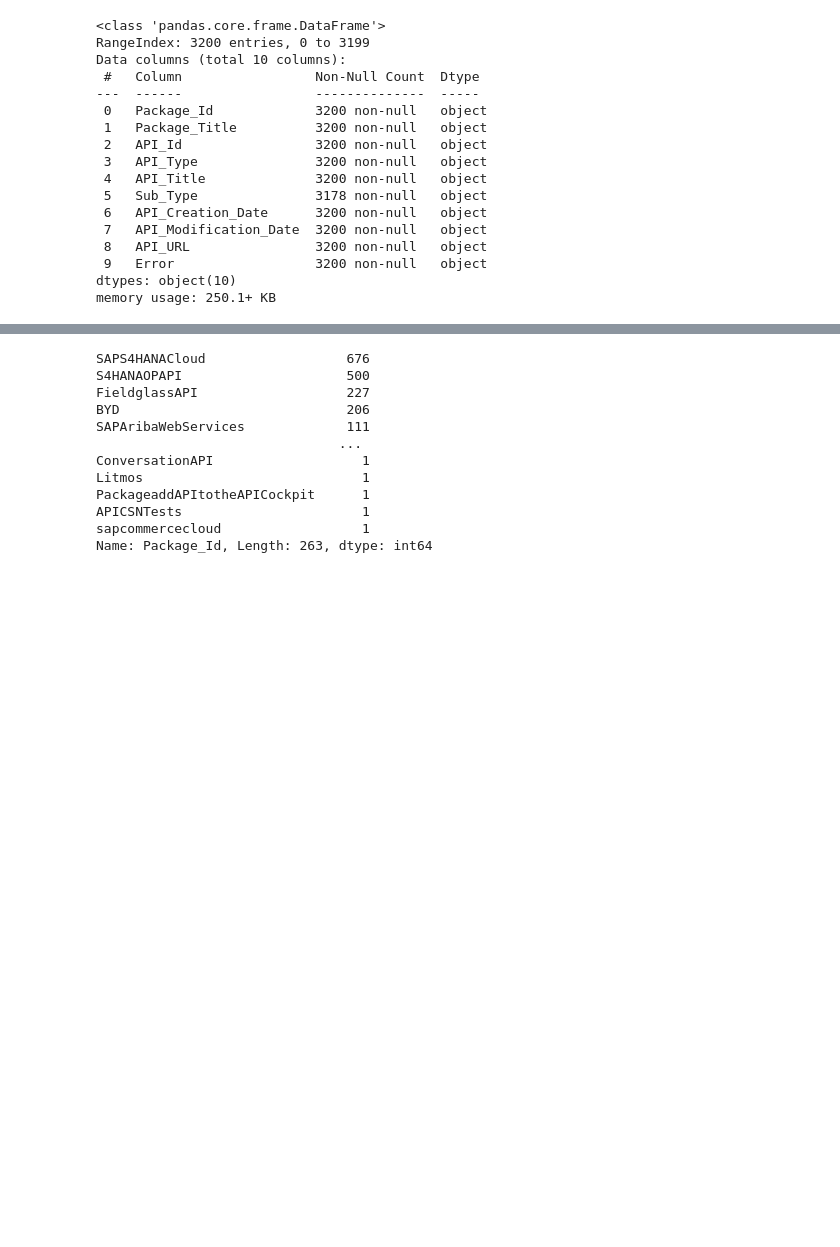
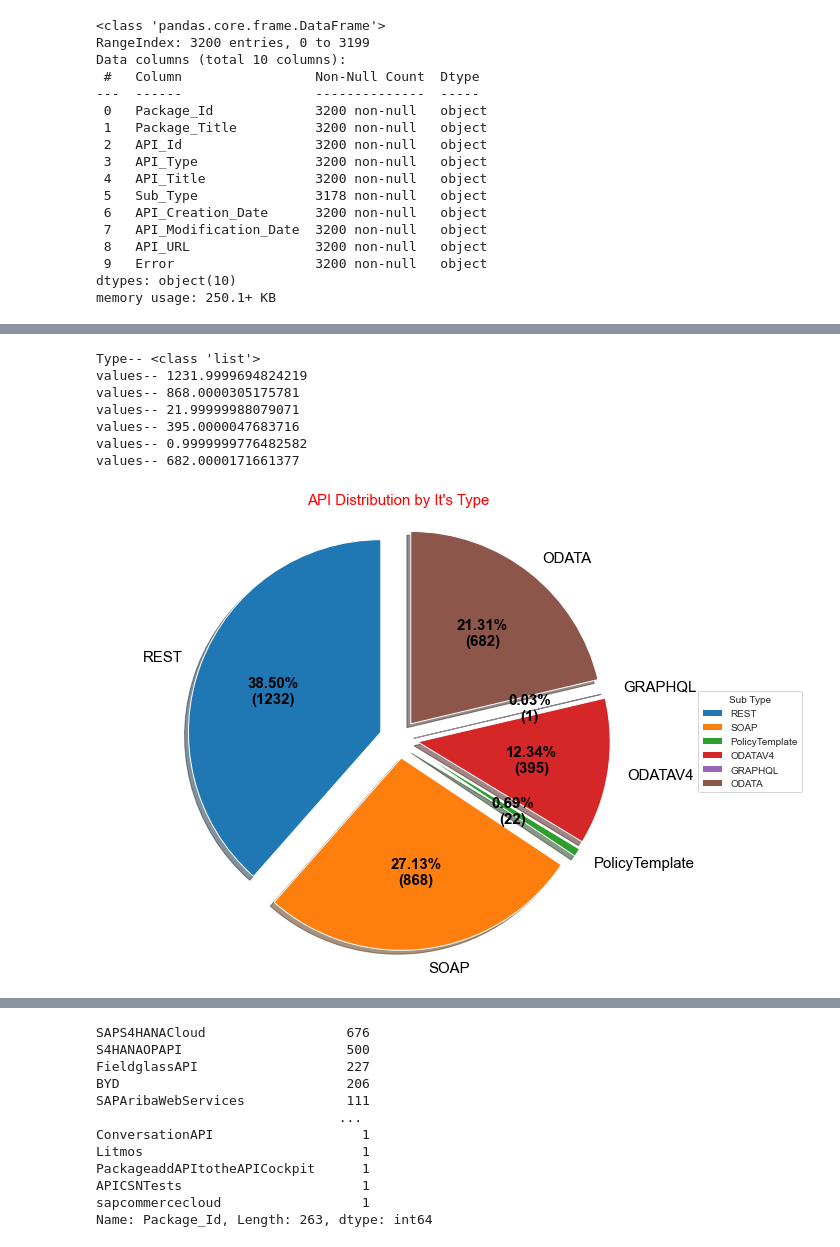
Before and after one commit to sapslcm/Git_Repository_Sudhir, a Jupyter notebook: SAP API Hub/API_Hub_API_Content_Parsing - Version 3.ipynb, the cells around one changed output, grey strips where cells are left out. Saved outputs shown, nothing was run; the diff lists cells and outputs as text; code cells hidden in the pictures; blank space fills up the shorter version.

```diff
--- a/SAP API Hub/API_Hub_API_Content_Parsing - Version 3.ipynb
+++ b/SAP API Hub/API_Hub_API_Content_Parsing - Version 3.ipynb
@@ -454,0 +346,5 @@ df_group.first()
+# %%
+df_packages_api['Sub_Type'] = df_packages_api['Sub_Type'].fillna(df_packages_api['API_Type'])
+df_packages_api['Sub_Type'].value_counts()
+sub_type = df_packages_api['Sub_Type'].value_counts().reset_index()
+sub_type
@@ -454,0 +376,65 @@ df_group.first()
+# %%
+# Import libraries
+import numpy as np
+import matplotlib.pyplot as plt
+
+
+# Creating dataset
+labels_Sub_Type = sub_type['index'].values.tolist()
+
+data = sub_type['Sub_Type'].values.tolist()
+
+# Creating explode data
+
+explode = list()
+print("Type--",type(explode))
+for exp in range (len(data)):
+    explode.append(0.1)
+
+# # Creating color parameters
+# colors = ["#" + ''.join([random.choice('0123456789ABCDEF') for j in range(len(sub_type))])
+# for i in range(n)]
+
+# Wedge properties
+wp = { 'linewidth' : 1, 'edgecolor' : "green"}
+
+# Creating autocpt arguments
+def func(pct, allvalues):
+	absolute = (pct / 100.*np.sum(allvalues))
+# 	absolute = allvalues
+	print("values--",absolute)
+	return "{:.2f}%\n({:.0f})".format(pct, absolute)
+
+# Creating plot
+fig, ax = plt.subplots(figsize =(10, 7))
+wedges, texts, autotexts = ax.pie(data,
+								autopct = lambda pct: func(pct, data),
+								explode = explode,
+								labels = sub_type['index'],
+								shadow = True,
+
+								startangle = 90,
+
+								textprops = dict(color ="Black",fontsize=15))
+ax.axis('equal')
+
+# Adding legend
+ax.legend(wedges, labels_Sub_Type,
+		title ="Sub Type",
+		loc ="center left",
+		bbox_to_anchor =(1, 0, 0.5, 1))
+
+plt.setp(autotexts, size = 15, weight ="bold")
+ax.set_title("API Distribution by It's Type",fontdict=dict(color ="Red",fontsize=15))
+
+# show plot
+plt.show()
+# %% [output]
+Type-- <class 'list'>
+values-- 1231.9999694824219
+values-- 868.0000305175781
+values-- 21.99999988079071
+values-- 395.0000047683716
+values-- 0.9999999776482582
+values-- 682.0000171661377
+[figure, added]
```
Also changed, not shown: parts of 20 cells of this notebook, 1 other file.
